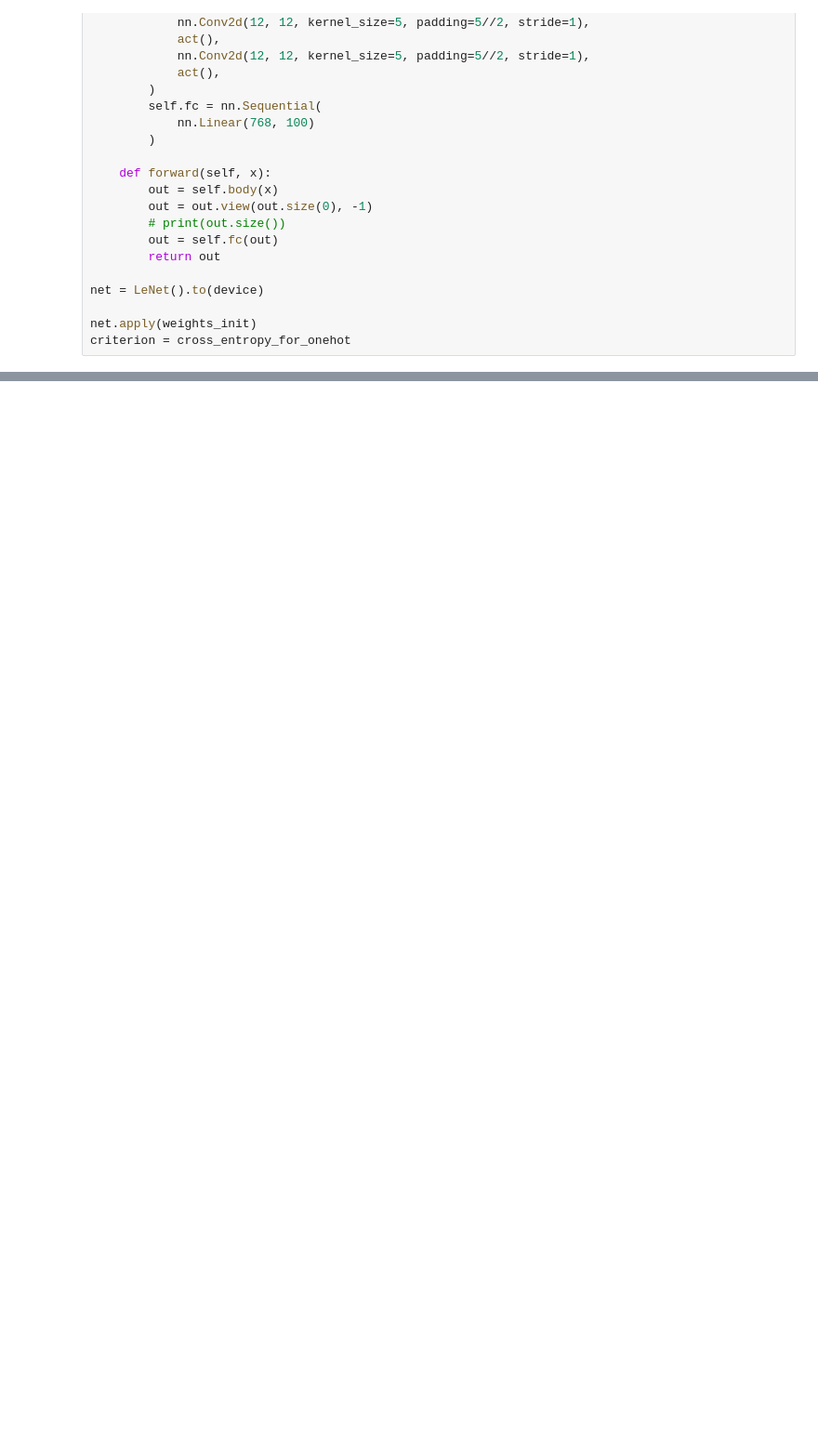
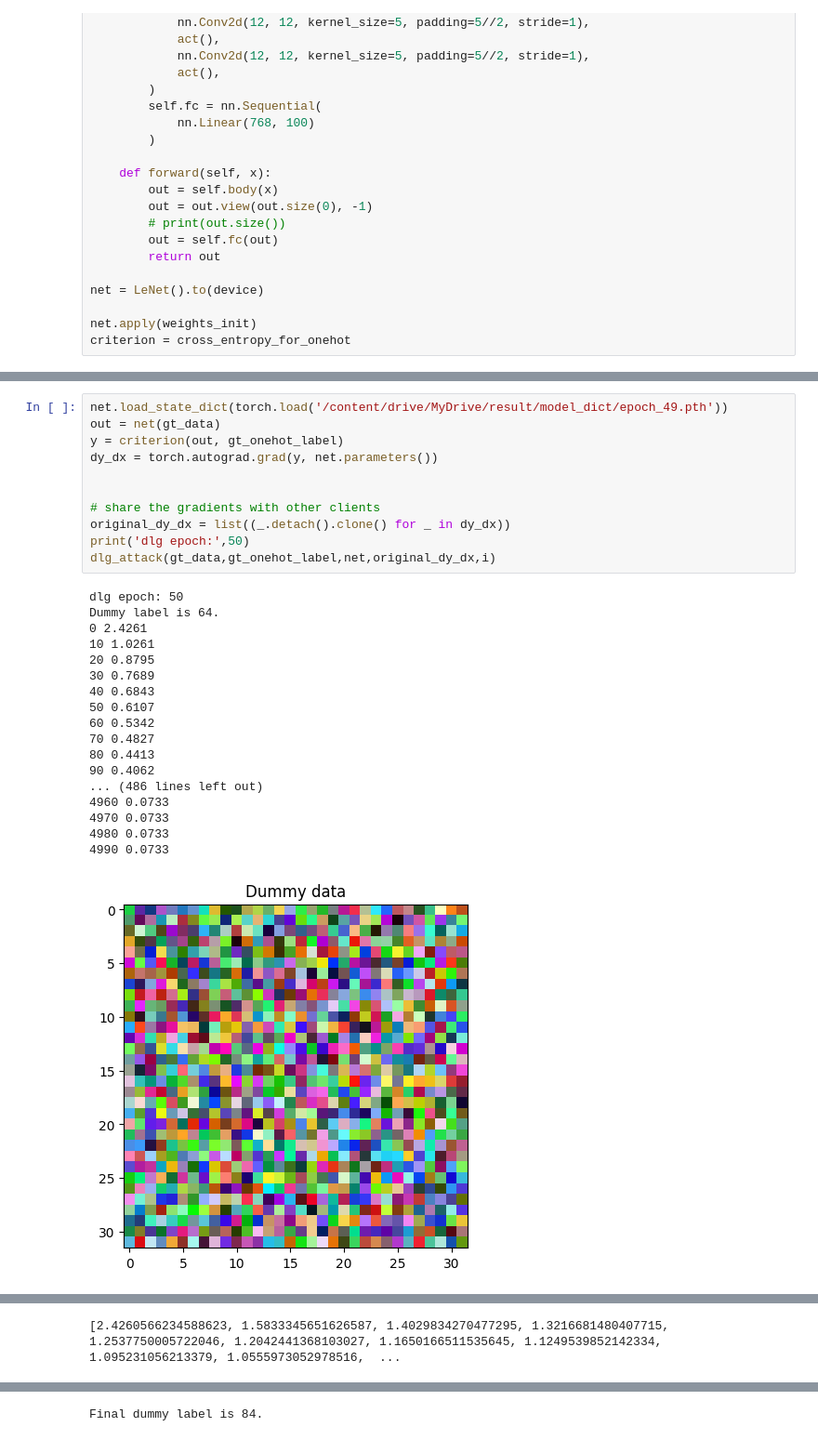
Before and after one commit to yyguo50170/dlg, a Jupyter notebook: Deep_Leakage_from_Gradients.ipynb, the cells around one changed output, grey strips where cells are left out. Shown: that part at 93% size. Cells and saved outputs as stored; diff of their text form; blank space fills up the shorter version.

```diff
--- a/Deep_Leakage_from_Gradients.ipynb
+++ b/Deep_Leakage_from_Gradients.ipynb
@@ -347,0 +227,30 @@ epoch:112   Epoch [1/1], Step [700/782], Loss: 1.3966
+# %%
+net.load_state_dict(torch.load('/content/drive/MyDrive/result/model_dict/epoch_49.pth'))
+out = net(gt_data)
+y = criterion(out, gt_onehot_label)
+dy_dx = torch.autograd.grad(y, net.parameters())
+
+
+# share the gradients with other clients
+original_dy_dx = list((_.detach().clone() for _ in dy_dx))
+print('dlg epoch:',50)
+dlg_attack(gt_data,gt_onehot_label,net,original_dy_dx,i)
+# %% [output]
+dlg epoch: 50
+Dummy label is 64.
+0 2.4261
+10 1.0261
+20 0.8795
+30 0.7689
+40 0.6843
+50 0.6107
+60 0.5342
+70 0.4827
+80 0.4413
+90 0.4062
+... (486 lines left out)
+4960 0.0733
+4970 0.0733
+4980 0.0733
+4990 0.0733
+[figure, added]
@@ -347,0 +258 @@ epoch:112   Epoch [1/1], Step [700/782], Loss: 1.3966
+[2.4260566234588623, 1.5833345651626587, 1.4029834270477295, 1.3216681480407715, 1.2537750005722046, 1.2042441368103027, 1.1650166511535645, 1.1249539852142334, 1.095231056213379, 1.0555973052978516,  ...
@@ -347,0 +261 @@ epoch:112   Epoch [1/1], Step [700/782], Loss: 1.3966
+Final dummy label is 84.
```
Also changed, not shown: parts of 7 cells of this notebook.
